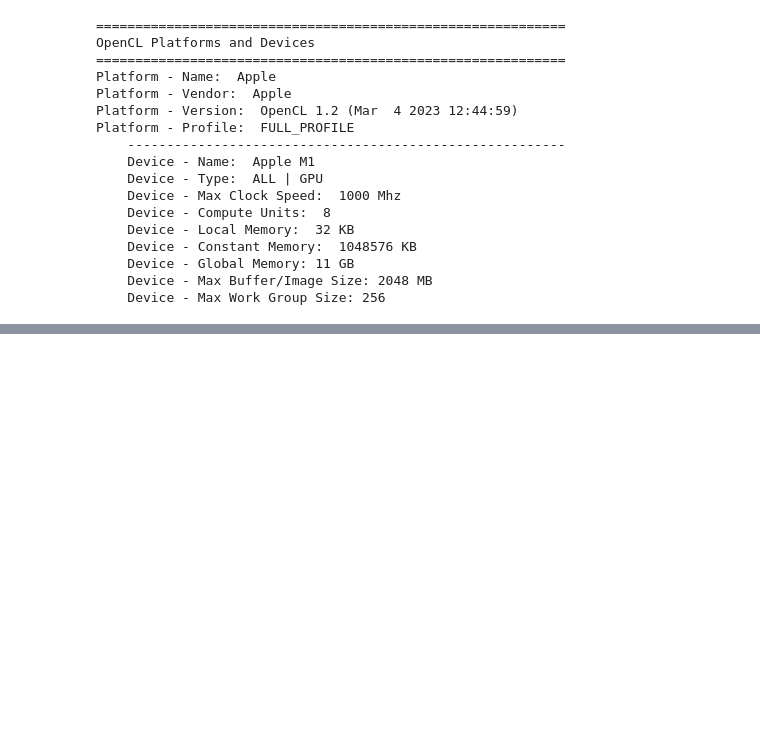
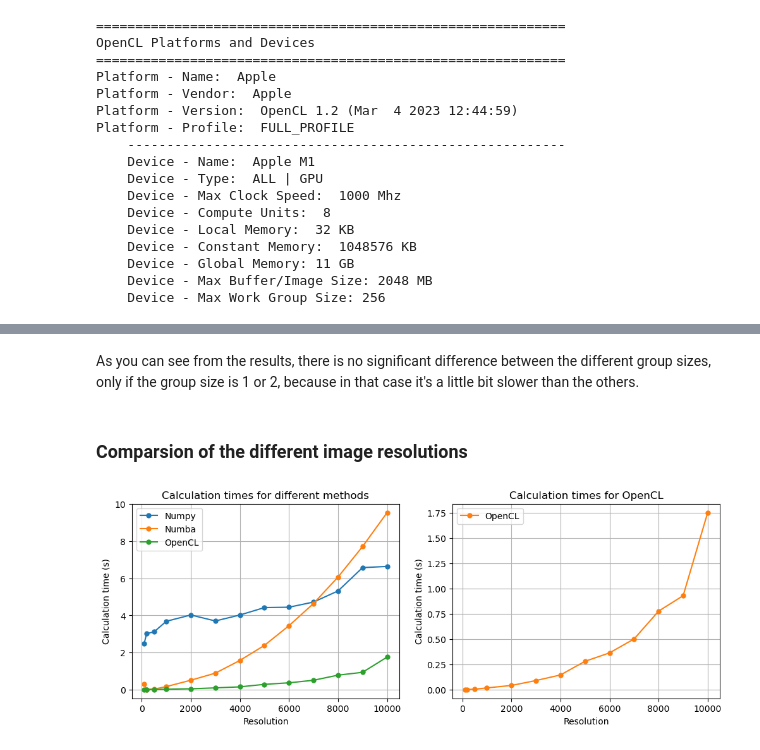
Before and after one commit to tallosim/aau-numerical-scientific-computing, a Jupyter notebook: mini-project/stage-3/mandelbrot-stage-3.ipynb, the cells around one changed output, grey strips where cells are left out. Drawn from its saved outputs; the diff is of its cells as text; code cells hidden in the pictures; blank space fills up the shorter version.

```diff
--- a/mini-project/stage-3/mandelbrot-stage-3.ipynb
+++ b/mini-project/stage-3/mandelbrot-stage-3.ipynb
@@ -469,0 +611,51 @@ make_plot(M)
+# %% [markdown]
+As you can see from the results, there is no significant difference between the different group sizes, only if the group size is 1 or 2, because in that case it's a little bit slower than the others.
+# %% [markdown]
+### Comparsion of the different image resolutions
+# %%
+resolutions = [100, 200, 500, 1000, 2000, 3000, 4000, 5000, 6000, 7000, 8000, 9000, 10000]
+methods = [mandelbrot_paralell, mandelbrot_numba, mandelbrot_opencl]
+
+calc_times = []
+
+for resolution in tqdm(resolutions):
+    for method in methods:
+        re = np.linspace(X_MIN, X_MAX, resolution)
+        im = np.linspace(Y_MIN, Y_MAX, resolution)
+        M = np.zeros((resolution, resolution))
+
+        time_start = time.time()
+        method(re, im, M, I, T)
+        time_delta = time.time() - time_start
+
+        calc_times.append([resolution, method.__name__, time_delta])
+
+calc_times_pd = pd.DataFrame(calc_times, columns=['resolution', 'method', 'time'])
+calc_times_pd.to_csv('mandelbrot-numpy-numba-opencl-times.csv', index=False)
+# %%
+fig, axs = plt.subplots(1, 2, figsize=(12, 4))
+
+for method in methods:
+    axs[0].plot(calc_times_pd[calc_times_pd['method'] == method.__name__]['resolution'],
+             calc_times_pd[calc_times_pd['method'] == method.__name__]['time'],
+             label=method.__name__, marker='o', markersize=5)
+
+axs[0].set_xlabel('Resolution')
+axs[0].set_ylabel('Calculation time (s)')
+axs[0].set_title('Calculation times for different methods')
+axs[0].grid()
+axs[0].legend(['Numpy', 'Numba', 'OpenCL'])
+
+axs[1].plot(calc_times_pd[calc_times_pd['method'] == 'mandelbrot_opencl']['resolution'],
+            calc_times_pd[calc_times_pd['method'] == 'mandelbrot_opencl']['time'],
+            marker='o', markersize=5, c='tab:orange', label='OpenCL')
+
+axs[1].set_xlabel('Resolution')
+axs[1].set_ylabel('Calculation time (s)')
+axs[1].set_title('Calculation times for OpenCL')
+axs[1].grid()
+axs[1].legend()
+
+plt.show()
+# %% [output]
+[figure, added]
```
Also changed, not shown: parts of 19 cells of this notebook, 2 other files.
